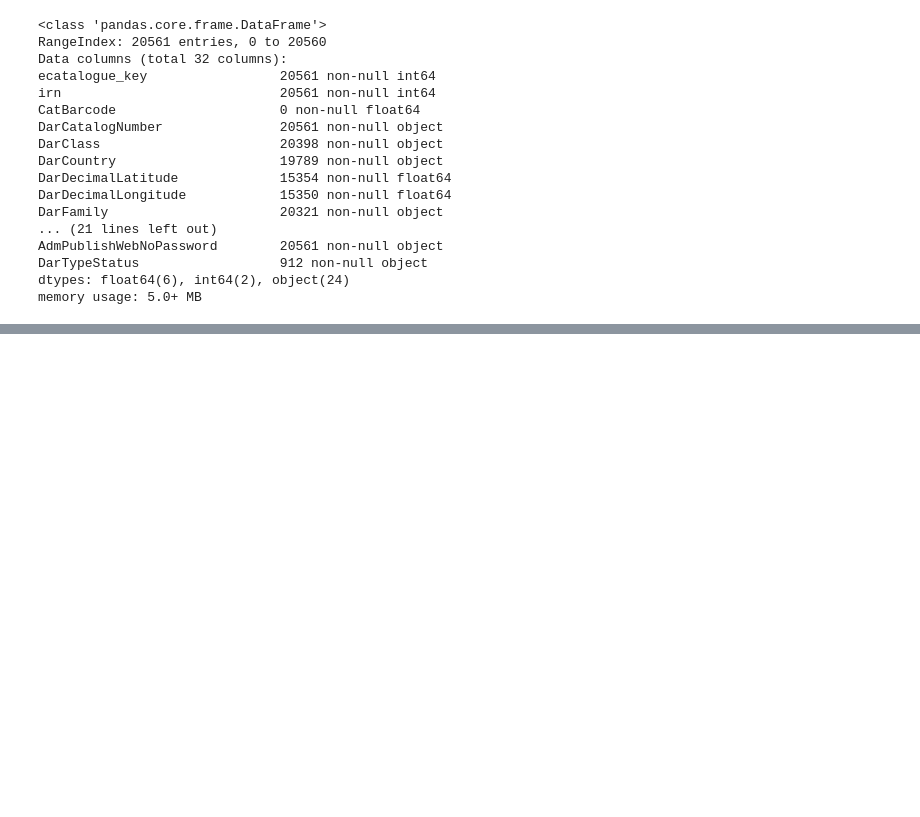
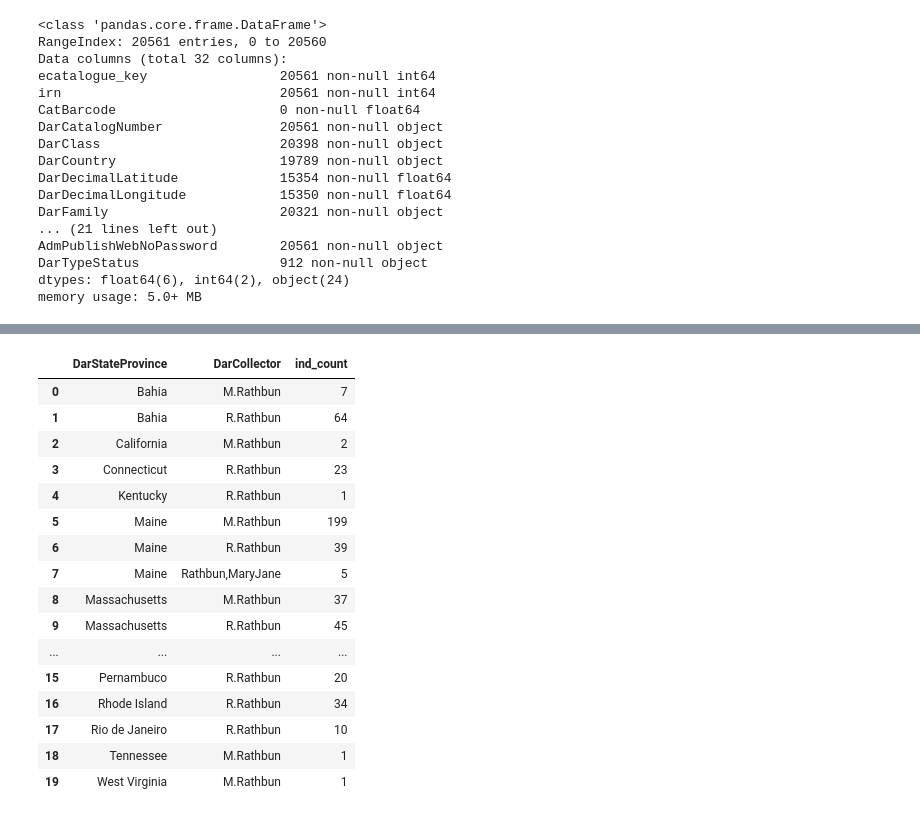
Before and after one commit to TianaCurry/AWHI-projects, a Jupyter notebook: AWHI_Geoplot_maps.ipynb, the cells around one changed output, grey strips where cells are left out. Cells and saved outputs as stored; diff of their text form; code cells hidden in the pictures; blank space fills up the shorter version.

```diff
--- a/AWHI_Geoplot_maps.ipynb
+++ b/AWHI_Geoplot_maps.ipynb
@@ -44,0 +73,3 @@ memory usage: 5.0+ MB
+# %%
+rathbun_collector = pd.read_csv('AWHI_Rathbun_tidy_EMu.csv')
+rathbun_collector.head()
@@ -44,0 +209,21 @@ memory usage: 5.0+ MB
+# %%
+temp_df=temp_df.rename(columns={0:'ind_count'})
+temp_df
+# %% [output]
+|  | DarStateProvince | DarCollector | ind_count |
+| 0 | Bahia | M.Rathbun | 7 |
+| 1 | Bahia | R.Rathbun | 64 |
+| 2 | California | M.Rathbun | 2 |
+| 3 | Connecticut | R.Rathbun | 23 |
+| 4 | Kentucky | R.Rathbun | 1 |
+| 5 | Maine | M.Rathbun | 199 |
+| 6 | Maine | R.Rathbun | 39 |
+| 7 | Maine | Rathbun,MaryJane | 5 |
+| 8 | Massachusetts | M.Rathbun | 37 |
+| 9 | Massachusetts | R.Rathbun | 45 |
+| ... | ... | ... | ... |
+| 15 | Pernambuco | R.Rathbun | 20 |
+| 16 | Rhode Island | R.Rathbun | 34 |
+| 17 | Rio de Janeiro | R.Rathbun | 10 |
+| 18 | Tennessee | M.Rathbun | 1 |
+| 19 | West Virginia | M.Rathbun | 1 |
```
Also changed, not shown: parts of 21 cells of this notebook, 3 other files.
